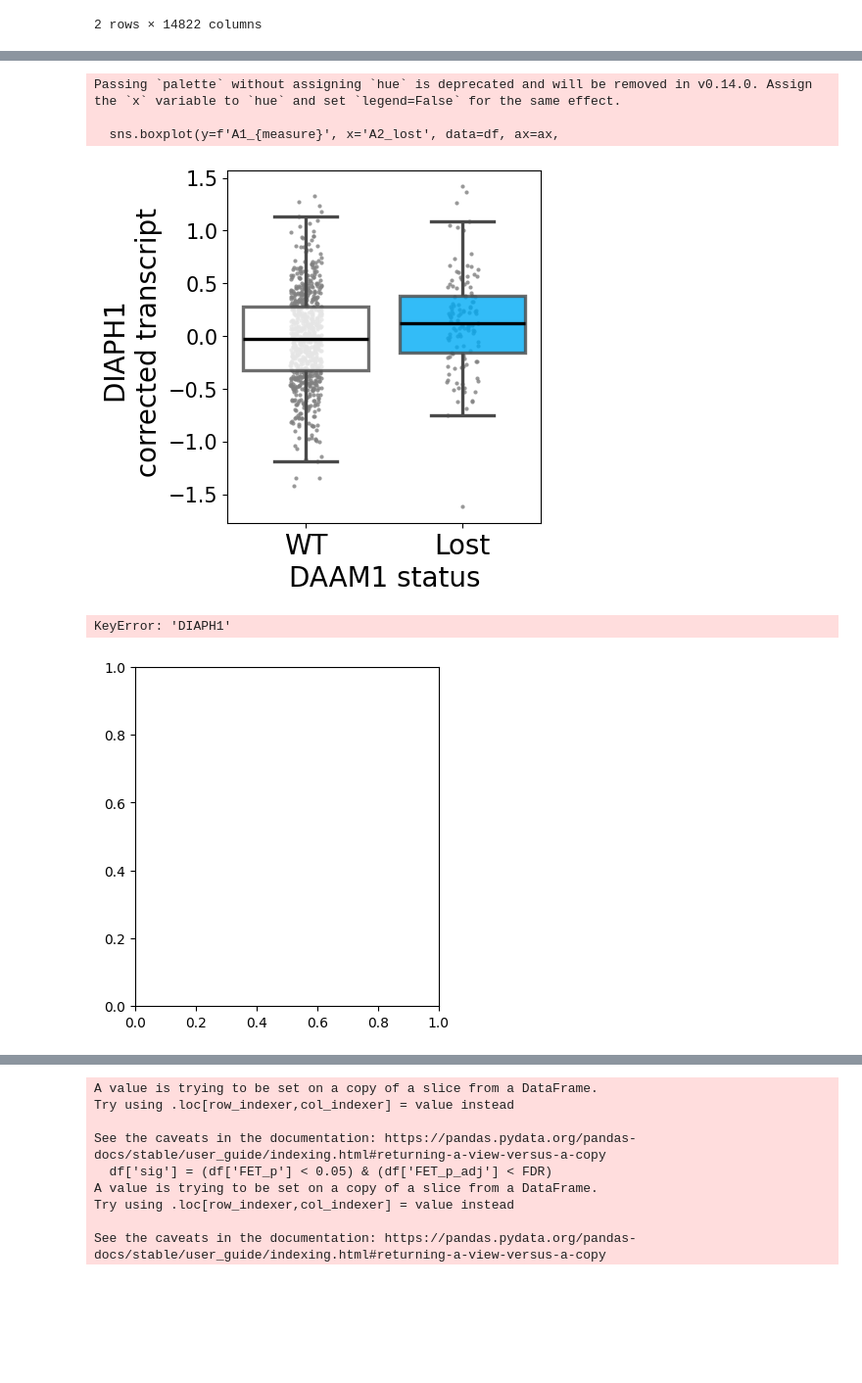
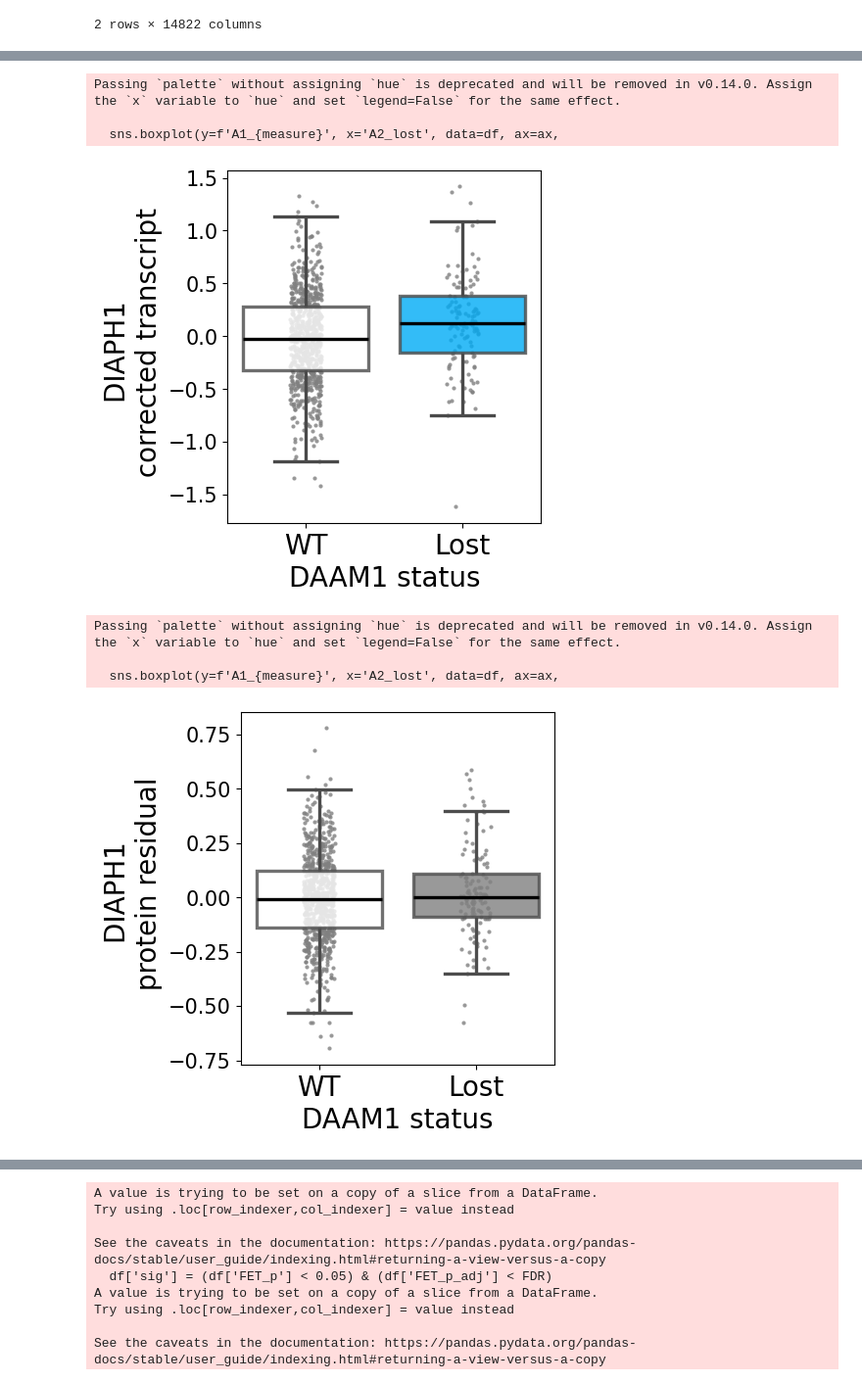
Before and after one commit to cancergenetics/proteomic_paralog_compensation, a Jupyter notebook: src/Visualize.ipynb, the cells around one changed output, grey strips where cells are left out. Shown at 98% size. Saved outputs shown, nothing was run; the diff lists cells and outputs as text; code cells hidden in the pictures; blank space fills up the shorter version.

Commit message:
Minor changes to script, data sources

```diff
--- a/src/Visualize.ipynb
+++ b/src/Visualize.ipynb
@@ -181,7 +181,7 @@ def make_volcano_plot(df, filename, sigcutoff, colordict, xlim=2, A2=False):
     plt.savefig(f'../output/figures/volcano_{filename}{"_A2" if A2 else ""}.svg', dpi=150, bbox_inches='tight')
     plt.show()
 # %%
-def CPTAC_boxplot(pair, results_df, data_df, loss_df, colordict, measure, plottingA2 = False, show_points=True, ess=False):
+def CPTAC_boxplot(pair, results_df, data_df, loss_df, colordict, measure, suffix = None, plottingA2 = False, show_points=True, ess=False):
     fig, ax = plt.subplots(figsize=(4, 4.5))
     if ess == False:
         if plottingA2 == False:
@@ -231,6 +231,8 @@ def CPTAC_boxplot(pair, results_df, data_df, loss_df, colordict, measure, plotti
 
     if ess:
         filenamestr =f'../output/figures/{pair}_box_ESS.svg'
+    elif suffix is not None:
+        filenamestr = f'../output/figures/{pair}_box_{suffix}.svg'
     else:
         filenamestr =f'../output/figures/{pair}_box.svg'
 
@@ -1055,7 +1057,11 @@ cptac_trans_minus_studycn[:2]
 | 01BR008 | -0.350404 | 1.226899 | -0.356683 | 4.898741 | -1.020466 | -0.003648 | 0.326549 | -0.740146 | -2.180945 | 1.629793 | ... | ... |
 2 rows × 14822 columns
 # %%
-cptac_resid = pd.read_csv('../data/CPTAC/CPTAC_prot_residuals.csv').set_index('Sample')
+cptac_resid = pd.read_csv('../data/CPTAC/CPTAC_prot_residuals.csv')
+cptac_resid = cptac_resid[['gene_in_sample', 'Residuals']]
+cptac_resid[['gene', 'sample']] = cptac_resid['gene_in_sample'].str.split('_in_', n=1, expand=True)
+cptac_resid = cptac_resid.pivot(index='sample', columns='gene', values='Residuals')
 cptac_resid.index.name = 'sample_ID'
+cptac_resid.columns.name = ''
 cptac_resid[:2]
 # %% [output]
@@ -1073,13 +1080,15 @@ Passing `palette` without assigning `hue` is deprecated and will be removed in v
 # %%
-CPTAC_boxplot('DIAPH1_DAAM1', trans_res, cptac_trans_minus_studycn, A2_lost, coldict, '\n corrected transcript')
+CPTAC_boxplot('DIAPH1_DAAM1', trans_res, cptac_trans_minus_studycn, A2_lost, coldict, '\n corrected transcript' , suffix = 'trans')
 # %% [output]
 Passing `palette` without assigning `hue` is deprecated and will be removed in v0.14.0. Assign the `x` variable to `hue` and set `legend=False` for the same effect.
 
   sns.boxplot(y=f'A1_{measure}', x='A2_lost', data=df, ax=ax,
-[figure, old version]
+[figure, new version]
 # %%
-CPTAC_boxplot('DIAPH1_DAAM1', resid_res, cptac_resid, A2_lost, coldict, '\n protein residual')
+CPTAC_boxplot('DIAPH1_DAAM1', resid_res, cptac_resid, A2_lost, coldict, '\n protein residual', suffix = 'res')
 # %% [output]
-KeyError: 'DIAPH1'
+Passing `palette` without assigning `hue` is deprecated and will be removed in v0.14.0. Assign the `x` variable to `hue` and set `legend=False` for the same effect.
+
+  sns.boxplot(y=f'A1_{measure}', x='A2_lost', data=df, ax=ax,
-[figure, old version]
+[figure, new version]
 # %%
```
Also changed, not shown: parts of 37 cells of this notebook, 9 other files.
